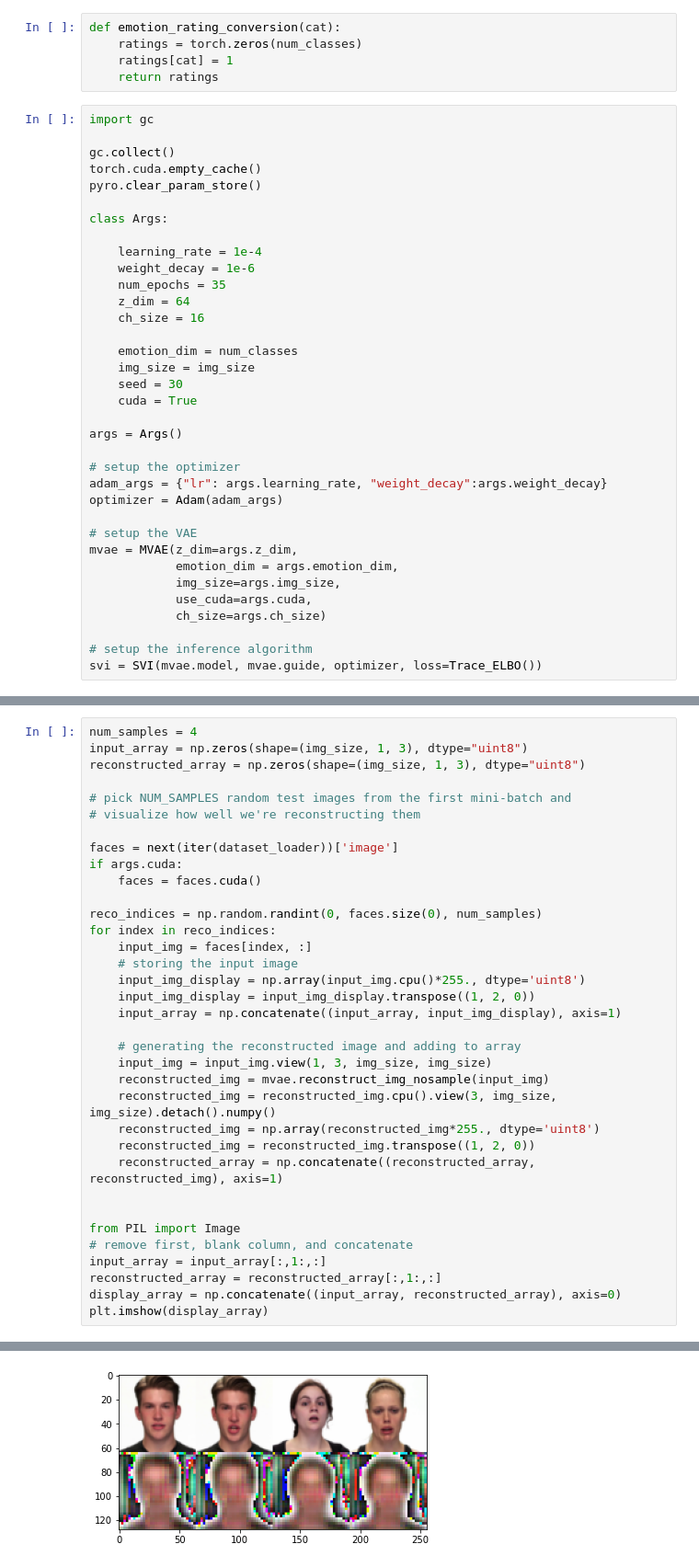
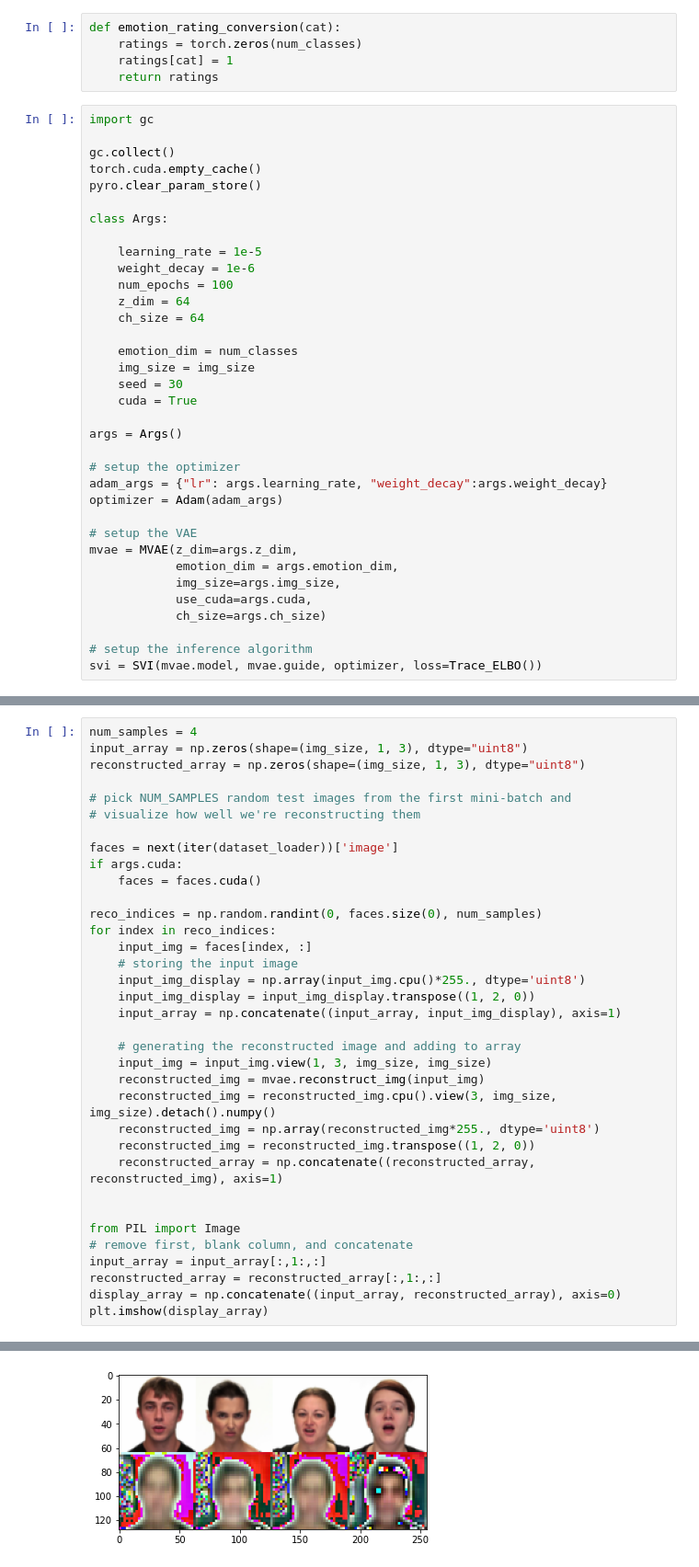
Before and after one commit to Ale-Ba2lero/Multimodal-Emotion-Analysis, a Jupyter notebook: src/Face_Emotion_MVAE.ipynb, the cells around one changed output, grey strips where cells are left out. Shown at 92% size. Saved outputs shown, nothing was run; the diff lists cells and outputs as text.

```diff
--- a/src/Face_Emotion_MVAE.ipynb
+++ b/src/Face_Emotion_MVAE.ipynb
@@ -74,11 +74,11 @@ pyro.clear_param_store()
 
 class Args:
 
-    learning_rate = 1e-4
+    learning_rate = 1e-5
     weight_decay = 1e-6
-    num_epochs = 35
+    num_epochs = 100
     z_dim = 64
-    ch_size = 16
+    ch_size = 64
 
     emotion_dim = num_classes
     img_size = img_size
@@ -165,35 +177,35 @@ reconstructed_array = np.zeros(shape=(img_size, 1, 3), dtype="uint8")
 # visualize how well we're reconstructing them
 
 faces = next(iter(dataset_loader))['image']
 if args.cuda:
     faces = faces.cuda()
 
 reco_indices = np.random.randint(0, faces.size(0), num_samples)
 for index in reco_indices:
     input_img = faces[index, :]
     # storing the input image
     input_img_display = np.array(input_img.cpu()*255., dtype='uint8')
     input_img_display = input_img_display.transpose((1, 2, 0))
     input_array = np.concatenate((input_array, input_img_display), axis=1)
 
     # generating the reconstructed image and adding to array
     input_img = input_img.view(1, 3, img_size, img_size)
-    reconstructed_img = mvae.reconstruct_img_nosample(input_img)
+    reconstructed_img = mvae.reconstruct_img(input_img)
     reconstructed_img = reconstructed_img.cpu().view(3, img_size, img_size).detach().numpy()
     reconstructed_img = np.array(reconstructed_img*255., dtype='uint8')
     reconstructed_img = reconstructed_img.transpose((1, 2, 0))
     reconstructed_array = np.concatenate((reconstructed_array, reconstructed_img), axis=1)
 
 
 from PIL import Image
 # remove first, blank column, and concatenate
 input_array = input_array[:,1:,:]
 reconstructed_array = reconstructed_array[:,1:,:]
 display_array = np.concatenate((input_array, reconstructed_array), axis=0)
 plt.imshow(display_array)
 # %% [output]
 <matplotlib.image.AxesImage at 0x...>
-[figure, old version]
+[figure, new version]
 # %%
 def testBatch(model, dataset_loader, categories):
     sample = next(iter(dataset_loader))
```
Also changed, not shown: parts of 6 cells of this notebook, 1 other file.
